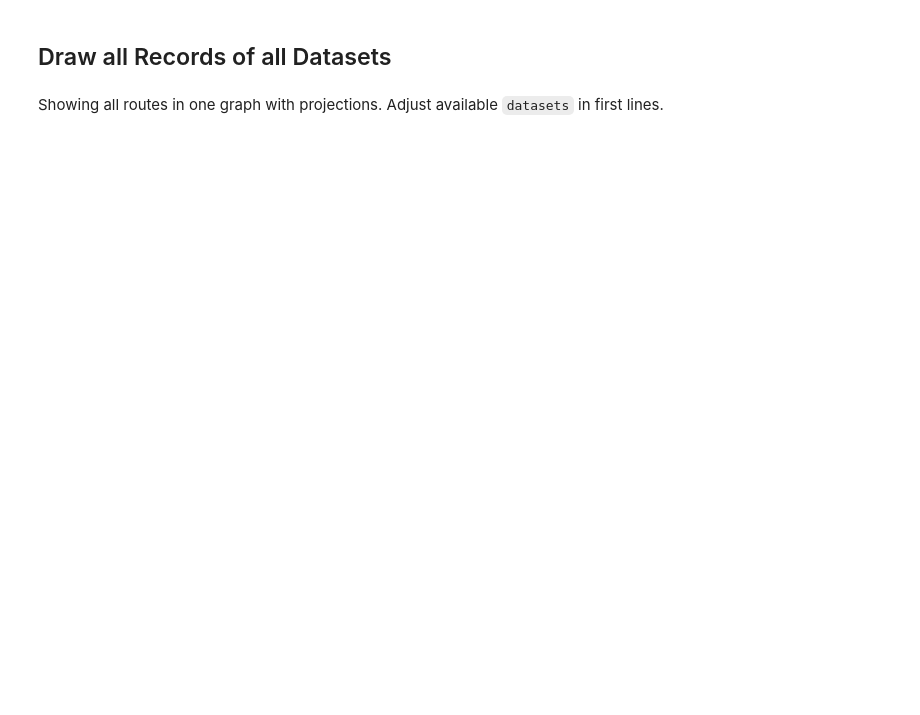
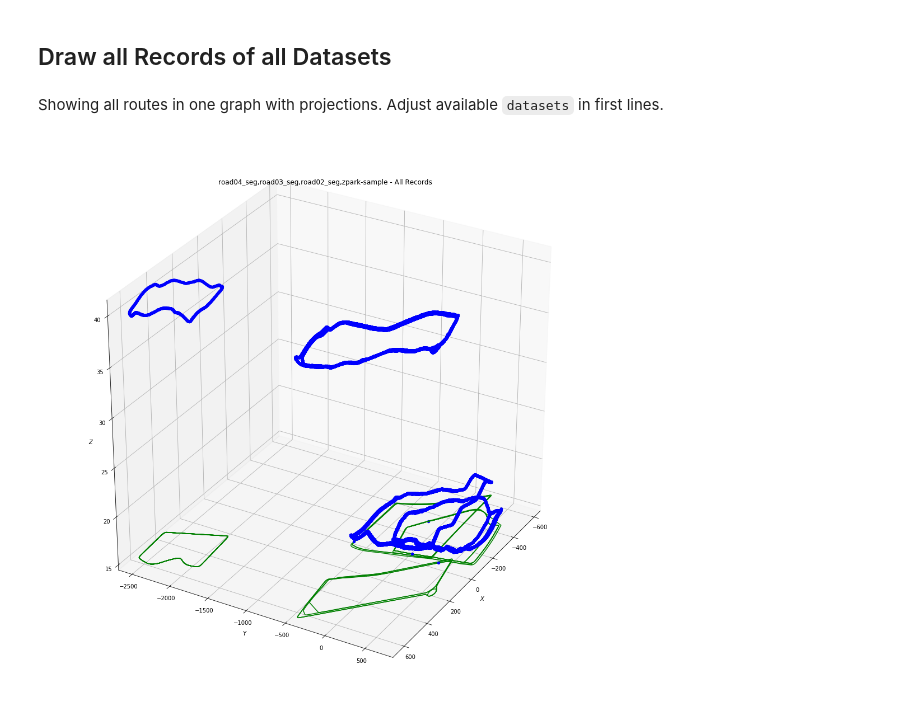
Before and after one commit to bexcite/apolloscape-loc, a Jupyter notebook: Apolloscape_View_Records.ipynb, the cells around one changed output. Drawn from its saved outputs; the diff is of its cells as text; code cells hidden in the pictures; blank space fills up the shorter version.

```diff
--- a/Apolloscape_View_Records.ipynb
+++ b/Apolloscape_View_Records.ipynb
@@ -193,31 +189,33 @@ fig = plt.figure(figsize=(18, 18))
 ax = plt.subplot(1, 1, 1, projection='3d')
 ax.view_init(30, 30)
 # ax.set_aspect('equal')
 
 ax.set_xlabel('$X$')
 ax.set_ylabel('$Y$')
 ax.set_zlabel('$Z$')
 
 
 ax.set_title("{} - All Records".format(",".join([d.road for d in datasets])))
 
 # Set plot limits acc to selected poses
 ax.set_xlim(int(p_min[0]), int(p_max[0]) + 1)
 ax.set_ylim(int(p_min[1]), int(p_max[1]) + 1)
 ax.set_zlim(int(p_min[2]), int(p_max[2]) + 1)
 
 
 for dataset in datasets:
     for record in dataset.records_list:
         dataset.record = record
         data_array_rec = dataset.data_array
         ps1 = data_array_rec[:, 1]
         ps2 = data_array_rec[:, 3]
 
         mid_poses = 0.5 * (ps1 + ps2)
 
         # Show all poses for selected record
-        draw_poses(ax, mid_poses, proj=True, proj_z=int(p_min[2]))
+        draw_poses(ax, mid_poses, proj=True, proj_z=int(p_min[2]), pose_format=dataset.pose_format)
 
 
 plt.show()
+# %% [output]
+[figure, added]
```
Also changed, not shown: parts of 4 cells of this notebook, 3 other files.
